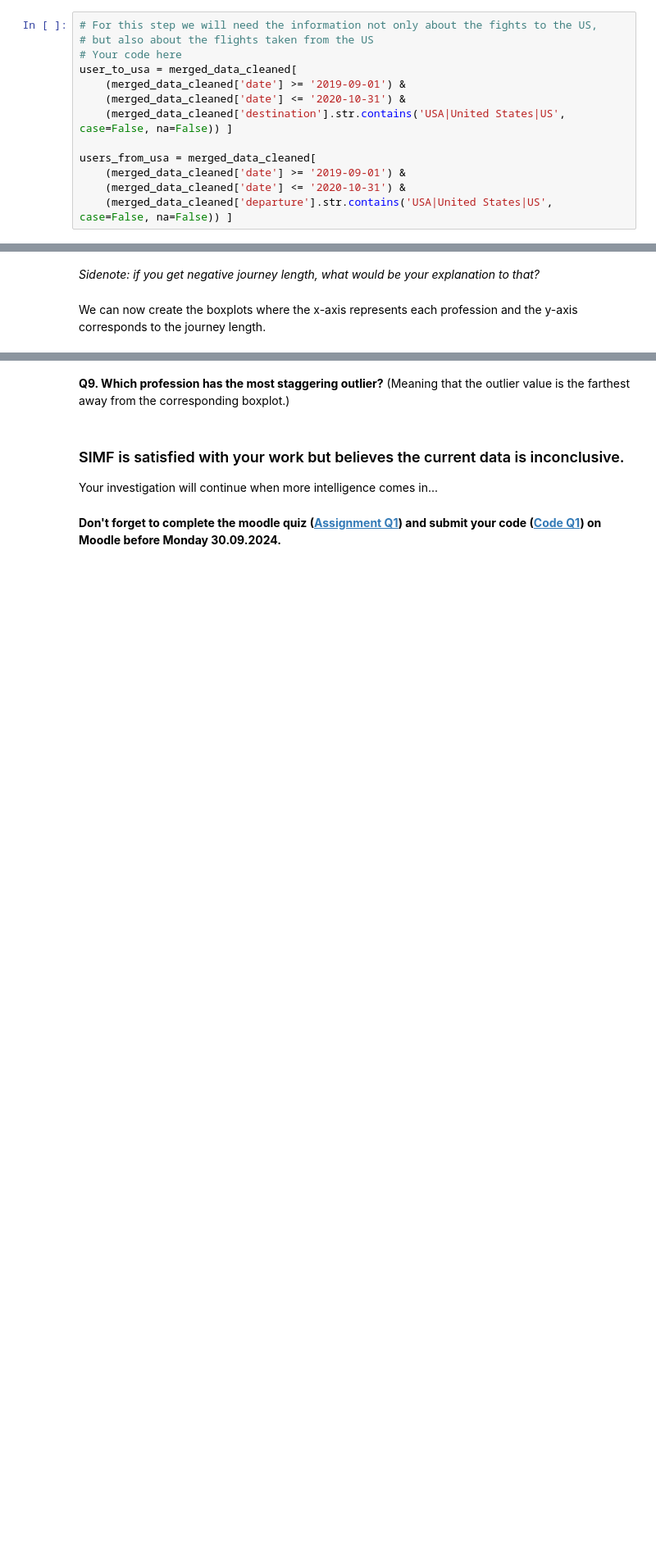
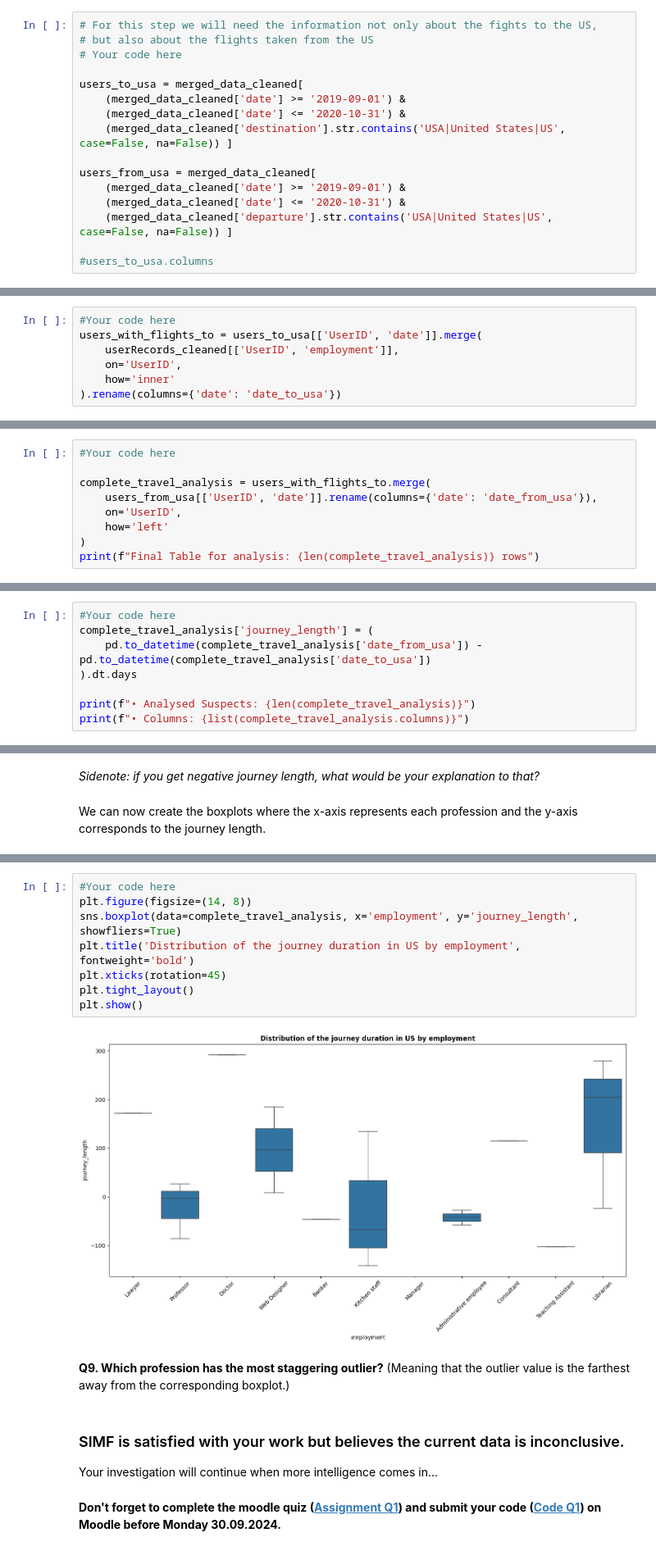
Before and after one commit to LemdjoM/Arduino, a Jupyter notebook: Assignements/Part 1/Assignment_part_1.ipynb, the cells around one changed output, grey strips where cells are left out. Shown: that part at 82% size. Cells and saved outputs as stored; diff of their text form; blank space fills up the shorter version.

```diff
--- a/Assignements/Part 1/Assignment_part_1.ipynb
+++ b/Assignements/Part 1/Assignment_part_1.ipynb
@@ -468,7 +465,8 @@ First, let's construct two tables: one for the dates of arrival and another for
 # For this step we will need the information not only about the fights to the US,
 # but also about the flights taken from the US
 # Your code here
-user_to_usa = merged_data_cleaned[
+
+users_to_usa = merged_data_cleaned[
     (merged_data_cleaned['date'] >= '2019-09-01') &
     (merged_data_cleaned['date'] <= '2020-10-31') &
     (merged_data_cleaned['destination'].str.contains('USA|United States|US', case=False, na=False)) ]
@@ -477,5 +475,7 @@ users_from_usa = merged_data_cleaned[
     (merged_data_cleaned['date'] >= '2019-09-01') &
     (merged_data_cleaned['date'] <= '2020-10-31') &
     (merged_data_cleaned['departure'].str.contains('USA|United States|US', case=False, na=False)) ]
+
+#users_to_usa.columns
 # %% [markdown]
 We can keep on both of these tables the user ID, employment, and departure date / arrival date.
@@ -484,2 +482,9 @@ We can keep on both of these tables the user ID, employment, and departure date
+# %%
+#Your code here
+users_with_flights_to = users_to_usa[['UserID', 'date']].merge(
+    userRecords_cleaned[['UserID', 'employment']],
+    on='UserID',
+    how='inner'
+).rename(columns={'date': 'date_to_usa'})
 # %% [markdown]
 We can now join the two tables on user ID.
@@ -487,0 +491,9 @@ We can now join the two tables on user ID.
+# %%
+#Your code here
+
+complete_travel_analysis = users_with_flights_to.merge(
+    users_from_usa[['UserID', 'date']].rename(columns={'date': 'date_from_usa'}),
+    on='UserID',
+    how='left'
+)
+print(f"Final Table for analysis: {len(complete_travel_analysis)} rows")
@@ -493,0 +506,8 @@ We can now create a new feature called journey_length representing the differenc
+# %%
+#Your code here
+complete_travel_analysis['journey_length'] = (
+    pd.to_datetime(complete_travel_analysis['date_from_usa']) - pd.to_datetime(complete_travel_analysis['date_to_usa'])
+).dt.days
+
+print(f"• Analysed Suspects: {len(complete_travel_analysis)}")
+print(f"• Columns: {list(complete_travel_analysis.columns)}")
@@ -500,3 +521,13 @@ We can now create the boxplots where the x-axis represents each profession and t
+# %%
+#Your code here
+plt.figure(figsize=(14, 8))
+sns.boxplot(data=complete_travel_analysis, x='employment', y='journey_length', showfliers=True)
+plt.title('Distribution of the journey duration in US by employment', fontweight='bold')
+plt.xticks(rotation=45)
+plt.tight_layout()
+plt.show()
+# %% [output]
+[figure, added]
 # %% [markdown]
 **Q9. Which profession has the most staggering outlier?**
 (Meaning that the outlier value is the farthest away from the corresponding boxplot.)
```
Also changed, not shown: parts of 8 cells of this notebook.
